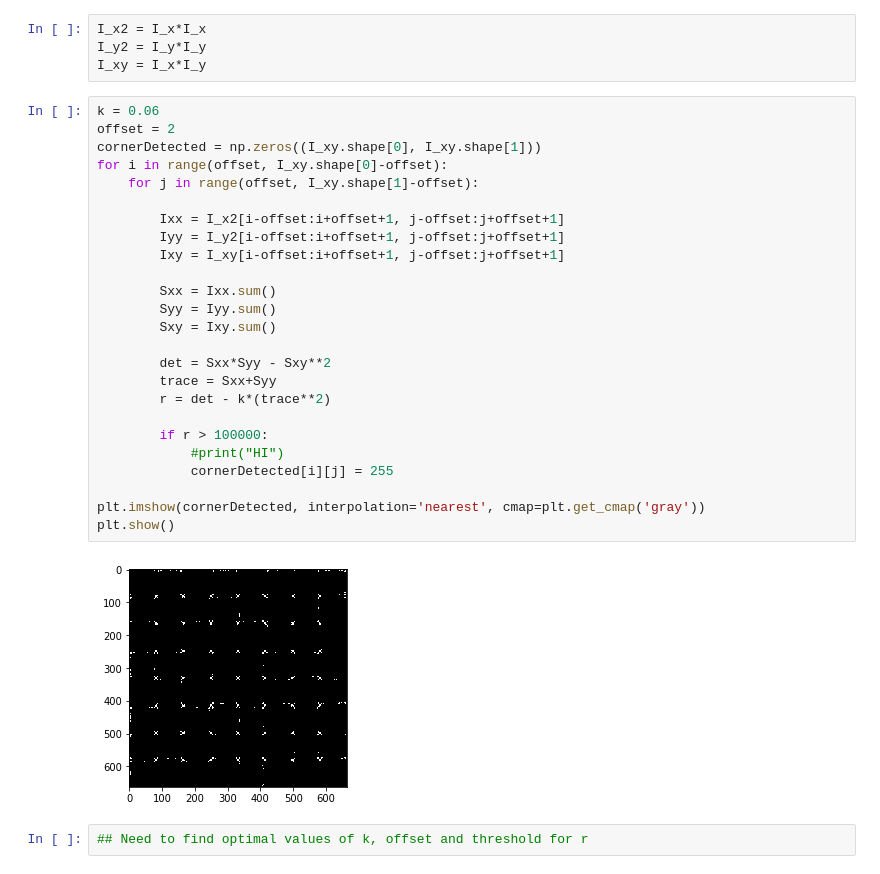
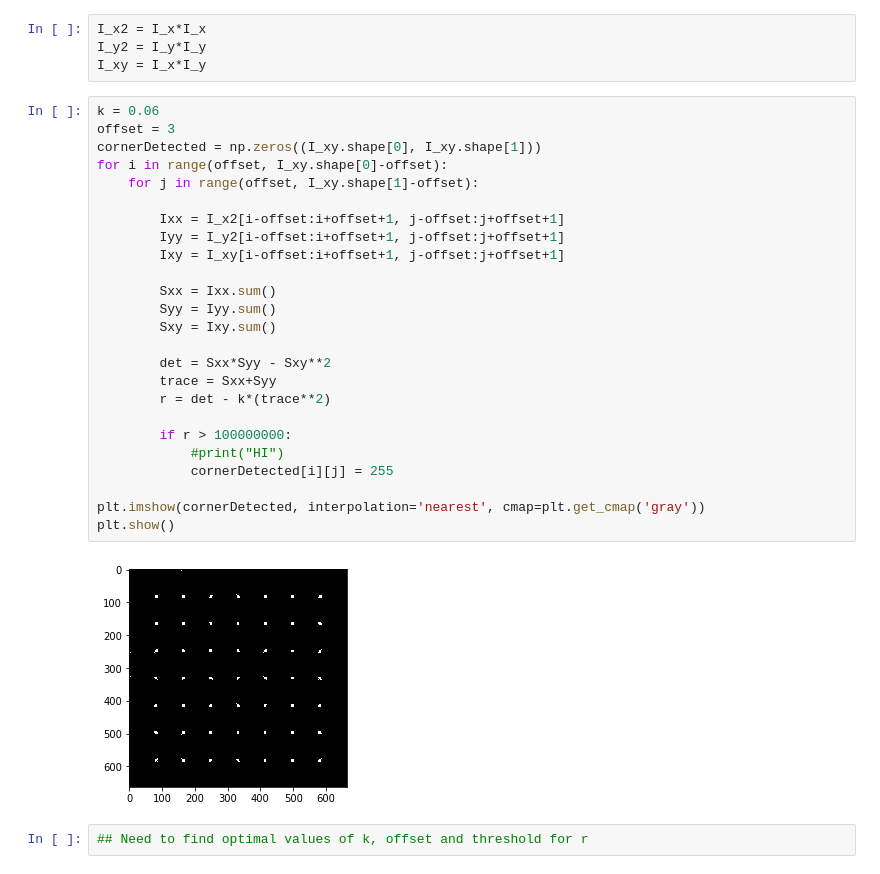
Before and after one commit to Vishu26/Computer-Vision, a Jupyter notebook: HarrisCorner.ipynb, the cells around one changed output. Saved outputs shown, nothing was run; the diff lists cells and outputs as text.

```diff
--- a/HarrisCorner.ipynb
+++ b/HarrisCorner.ipynb
@@ -47,30 +47,30 @@ I_y2 = I_y*I_y
 I_xy = I_x*I_y
 # %%
 k = 0.06
-offset = 2
+offset = 3
 cornerDetected = np.zeros((I_xy.shape[0], I_xy.shape[1]))
 for i in range(offset, I_xy.shape[0]-offset):
     for j in range(offset, I_xy.shape[1]-offset):
 
         Ixx = I_x2[i-offset:i+offset+1, j-offset:j+offset+1]
         Iyy = I_y2[i-offset:i+offset+1, j-offset:j+offset+1]
         Ixy = I_xy[i-offset:i+offset+1, j-offset:j+offset+1]
 
         Sxx = Ixx.sum()
         Syy = Iyy.sum()
         Sxy = Ixy.sum()
 
         det = Sxx*Syy - Sxy**2
         trace = Sxx+Syy
         r = det - k*(trace**2)
 
-        if r > 100000:
+        if r > 100000000:
             #print("HI")
             cornerDetected[i][j] = 255
 
 plt.imshow(cornerDetected, interpolation='nearest', cmap=plt.get_cmap('gray'))
 plt.show()
 # %% [output]
-[figure, old version]
+[figure, new version]
 # %%
 ## Need to find optimal values of k, offset and threshold for r
```
